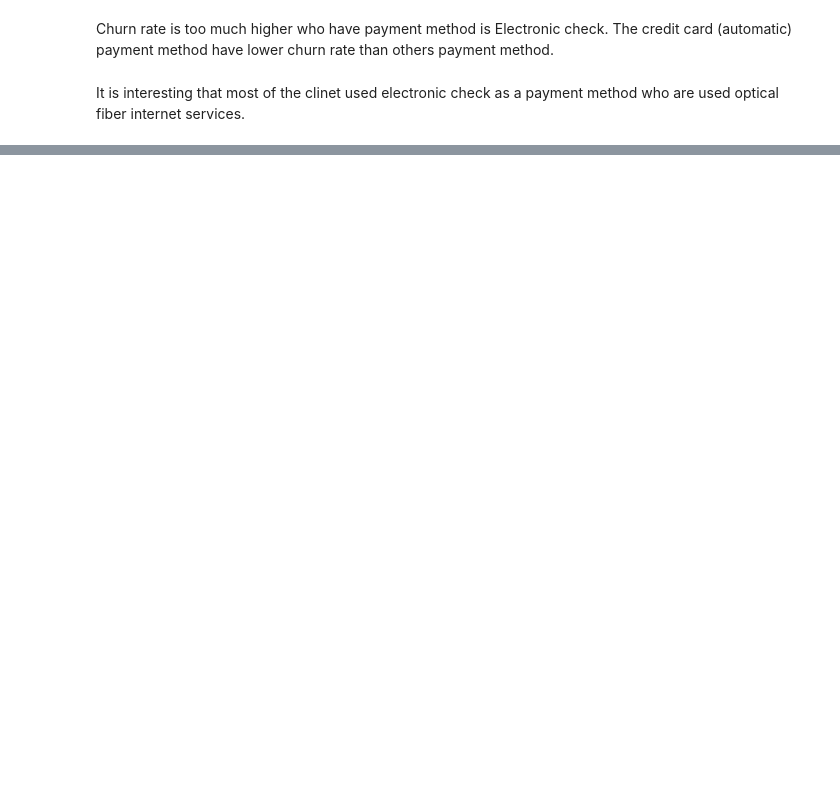
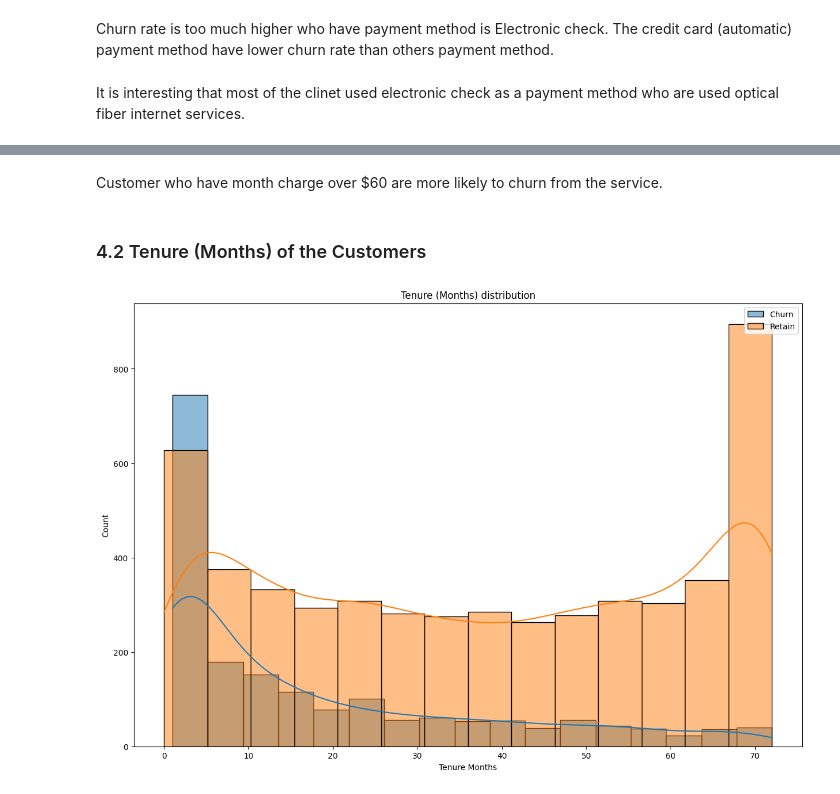
Before and after one commit to FaisalAhmedBijoy/Predicting-Telco-Customer-Churn, a Jupyter notebook: test_telco_churn_prediction_ml.ipynb, the cells around one changed output, grey strips where cells are left out. Cells and saved outputs as stored; diff of their text form; code cells hidden in the pictures; blank space fills up the shorter version.

```diff
--- a/test_telco_churn_prediction_ml.ipynb
+++ b/test_telco_churn_prediction_ml.ipynb
@@ -559,0 +588,13 @@ It is interesting that most of the clinet used electronic check as a payment met
+# %% [markdown]
+Customer who have month charge over $60 are more likely to churn from the service.
+# %% [markdown]
+### 4.2 Tenure (Months) of the Customers
+# %%
+plt.figure(figsize=(15,10))
+plt.title('Tenure (Months) distribution')
+sns.histplot(df[df['Churn Label'] == 'Yes']['Tenure Months'], label='Churn', kde = 1)
+sns.histplot(df[df['Churn Label'] == 'No']['Tenure Months'], label='Retain', kde = 1)
+plt.legend(loc= 'upper right')
+plt.show()
+# %% [output]
+[figure, added]
```
Also changed, not shown: parts of 9 cells of this notebook.
